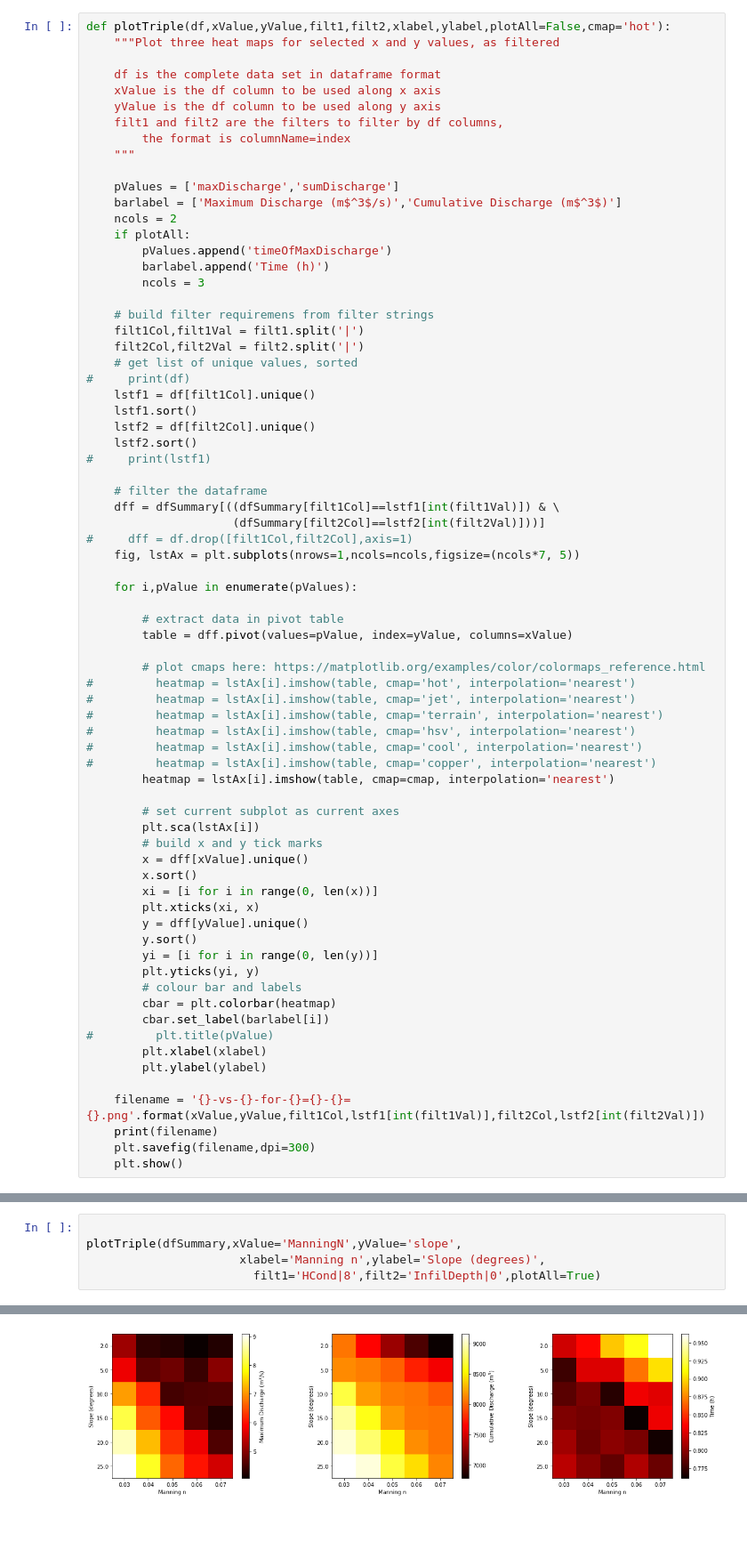
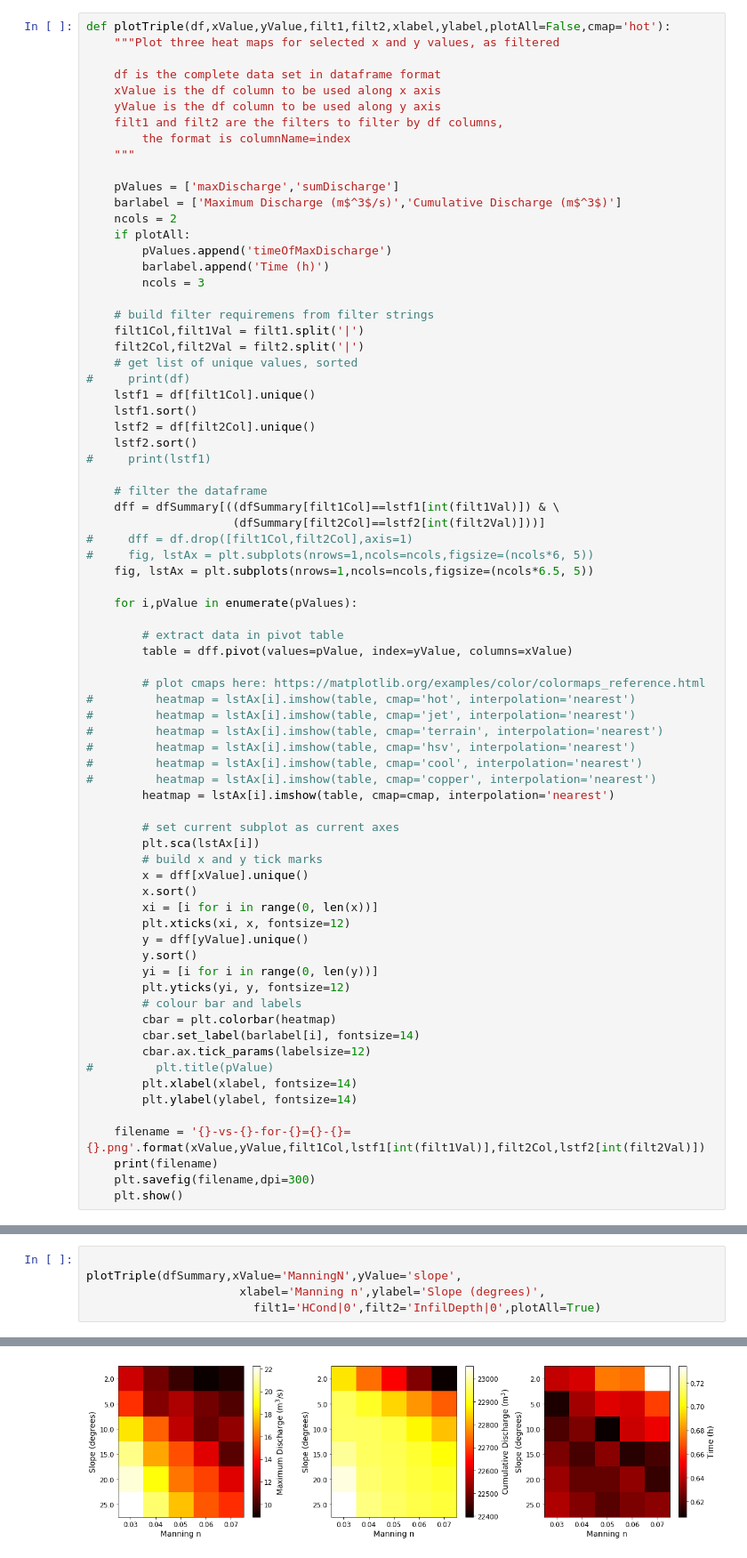
Before and after one commit to ismari92/LandlabSurfaceRunOffModel, a Jupyter notebook: experimental/plotHeatMaps.ipynb, the cells around one changed output, grey strips where cells are left out. Shown at 89% size. Cells and saved outputs as stored; diff of their text form; blank space fills up the shorter version.

```diff
--- a/experimental/plotHeatMaps.ipynb
+++ b/experimental/plotHeatMaps.ipynb
@@ -136,7 +118,8 @@ def plotTriple(df,xValue,yValue,filt1,filt2,xlabel,ylabel,plotAll=False,cmap='ho
     dff = dfSummary[((dfSummary[filt1Col]==lstf1[int(filt1Val)]) & \
                      (dfSummary[filt2Col]==lstf2[int(filt2Val)]))]
 #     dff = df.drop([filt1Col,filt2Col],axis=1)
-    fig, lstAx = plt.subplots(nrows=1,ncols=ncols,figsize=(ncols*7, 5))
+#     fig, lstAx = plt.subplots(nrows=1,ncols=ncols,figsize=(ncols*6, 5))
+    fig, lstAx = plt.subplots(nrows=1,ncols=ncols,figsize=(ncols*6.5, 5))
 
     for i,pValue in enumerate(pValues):
 
@@ -158,17 +141,18 @@ def plotTriple(df,xValue,yValue,filt1,filt2,xlabel,ylabel,plotAll=False,cmap='ho
         x = dff[xValue].unique()
         x.sort()
         xi = [i for i in range(0, len(x))]
-        plt.xticks(xi, x)
+        plt.xticks(xi, x, fontsize=12)
         y = dff[yValue].unique()
         y.sort()
         yi = [i for i in range(0, len(y))]
-        plt.yticks(yi, y)
+        plt.yticks(yi, y, fontsize=12)
         # colour bar and labels
         cbar = plt.colorbar(heatmap)
-        cbar.set_label(barlabel[i])
+        cbar.set_label(barlabel[i], fontsize=14)
+        cbar.ax.tick_params(labelsize=12)
 #         plt.title(pValue)
-        plt.xlabel(xlabel)
-        plt.ylabel(ylabel)
+        plt.xlabel(xlabel, fontsize=14)
+        plt.ylabel(ylabel, fontsize=14)
 
     filename = '{}-vs-{}-for-{}={}-{}={}.png'.format(xValue,yValue,filt1Col,lstf1[int(filt1Val)],filt2Col,lstf2[int(filt2Val)])
     print(filename)
@@ -185,5 +169,5 @@ ManningN-vs-HCond-for-slope=25.0-InfilDepth=0.1.png
 
 plotTriple(dfSummary,xValue='ManningN',yValue='slope',
                       xlabel='Manning n',ylabel='Slope (degrees)',
-                        filt1='HCond|8',filt2='InfilDepth|0',plotAll=True)
+                        filt1='HCond|0',filt2='InfilDepth|0',plotAll=True)
 # %% [output]
@@ -191,4 +175,4 @@ ManningN-vs-slope-for-HCond=6.1e-06-InfilDepth=0.1.png
-[figure, old version]
+[figure, new version]
 # %%
 plotTriple(dfSummary,xValue='slope',yValue='HCond',
                       xlabel='Slope (degrees)',ylabel='Hydraulic Conductivity (m/s)',
```
Also changed, not shown: parts of 4 cells of this notebook, 20 other files.
